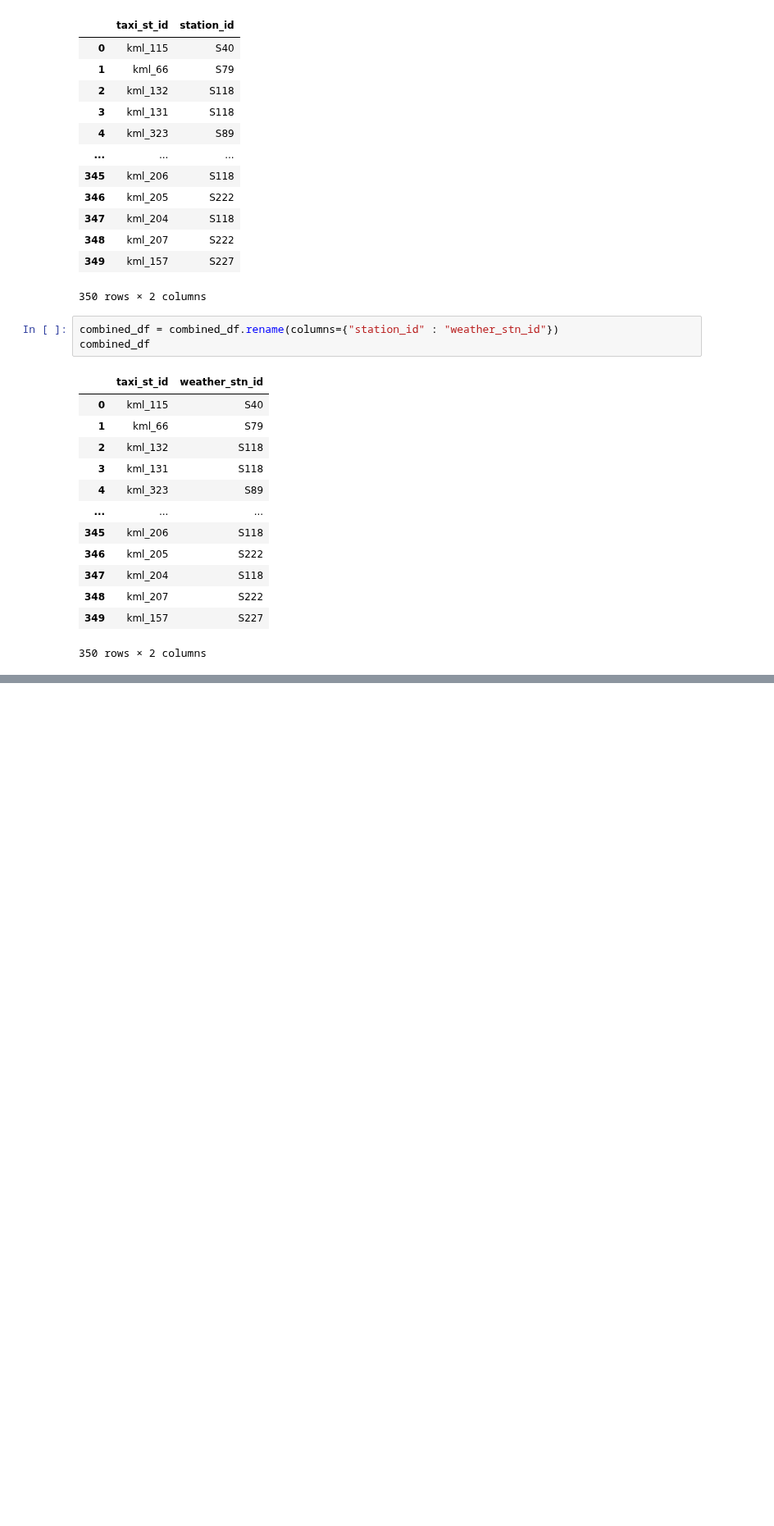
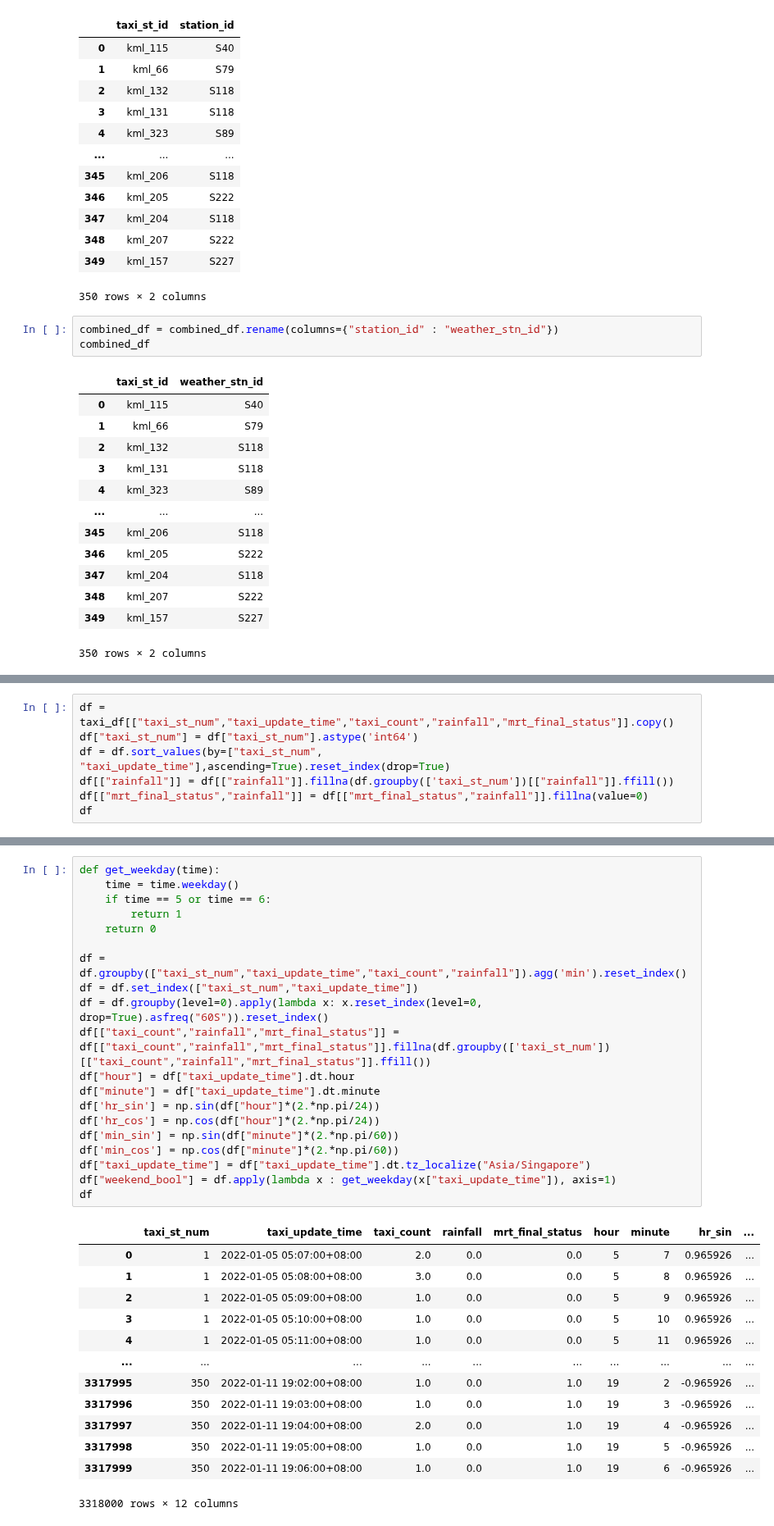
Before and after one commit to alealejandro1/taxi_compass, a Jupyter notebook: notebooks/johan_taxi_compass.ipynb, the cells around one changed output, grey strips where cells are left out. Shown at 82% size. Cells and saved outputs as stored; diff of their text form; blank space fills up the shorter version.

```diff
--- a/notebooks/johan_taxi_compass.ipynb
+++ b/notebooks/johan_taxi_compass.ipynb
@@ -434,0 +494,7 @@ combined_df
+# %%
+df = taxi_df[["taxi_st_num","taxi_update_time","taxi_count","rainfall","mrt_final_status"]].copy()
+df["taxi_st_num"] = df["taxi_st_num"].astype('int64')
+df = df.sort_values(by=["taxi_st_num", "taxi_update_time"],ascending=True).reset_index(drop=True)
+df[["rainfall"]] = df[["rainfall"]].fillna(df.groupby(['taxi_st_num'])[["rainfall"]].ffill())
+df[["mrt_final_status","rainfall"]] = df[["mrt_final_status","rainfall"]].fillna(value=0)
+df
@@ -434,0 +515,34 @@ combined_df
+# %%
+def get_weekday(time):
+    time = time.weekday()
+    if time == 5 or time == 6:
+        return 1
+    return 0
+
+df = df.groupby(["taxi_st_num","taxi_update_time","taxi_count","rainfall"]).agg('min').reset_index()
+df = df.set_index(["taxi_st_num","taxi_update_time"])
+df = df.groupby(level=0).apply(lambda x: x.reset_index(level=0, drop=True).asfreq("60S")).reset_index()
+df[["taxi_count","rainfall","mrt_final_status"]] = df[["taxi_count","rainfall","mrt_final_status"]].fillna(df.groupby(['taxi_st_num'])[["taxi_count","rainfall","mrt_final_status"]].ffill())
+df["hour"] = df["taxi_update_time"].dt.hour
+df["minute"] = df["taxi_update_time"].dt.minute
+df['hr_sin'] = np.sin(df["hour"]*(2.*np.pi/24))
+df['hr_cos'] = np.cos(df["hour"]*(2.*np.pi/24))
+df['min_sin'] = np.sin(df["minute"]*(2.*np.pi/60))
+df['min_cos'] = np.cos(df["minute"]*(2.*np.pi/60))
+df["taxi_update_time"] = df["taxi_update_time"].dt.tz_localize("Asia/Singapore")
+df["weekend_bool"] = df.apply(lambda x : get_weekday(x["taxi_update_time"]), axis=1)
+df
+# %% [output]
+|  | taxi_st_num | taxi_update_time | taxi_count | rainfall | mrt_final_status | hour | minute | hr_sin | ... |
+| 0 | 1 | 2022-01-05 05:07:00+08:00 | 2.0 | 0.0 | 0.0 | 5 | 7 | 0.965926 | ... |
+| 1 | 1 | 2022-01-05 05:08:00+08:00 | 3.0 | 0.0 | 0.0 | 5 | 8 | 0.965926 | ... |
+| 2 | 1 | 2022-01-05 05:09:00+08:00 | 1.0 | 0.0 | 0.0 | 5 | 9 | 0.965926 | ... |
+| 3 | 1 | 2022-01-05 05:10:00+08:00 | 1.0 | 0.0 | 0.0 | 5 | 10 | 0.965926 | ... |
+| 4 | 1 | 2022-01-05 05:11:00+08:00 | 1.0 | 0.0 | 0.0 | 5 | 11 | 0.965926 | ... |
+| ... | ... | ... | ... | ... | ... | ... | ... | ... | ... |
+| 3317995 | 350 | 2022-01-11 19:02:00+08:00 | 1.0 | 0.0 | 1.0 | 19 | 2 | -0.965926 | ... |
+| 3317996 | 350 | 2022-01-11 19:03:00+08:00 | 1.0 | 0.0 | 1.0 | 19 | 3 | -0.965926 | ... |
+| 3317997 | 350 | 2022-01-11 19:04:00+08:00 | 2.0 | 0.0 | 1.0 | 19 | 4 | -0.965926 | ... |
+| 3317998 | 350 | 2022-01-11 19:05:00+08:00 | 1.0 | 0.0 | 1.0 | 19 | 5 | -0.965926 | ... |
+| 3317999 | 350 | 2022-01-11 19:06:00+08:00 | 1.0 | 0.0 | 1.0 | 19 | 6 | -0.965926 | ... |
+3318000 rows × 12 columns
```
Also changed, not shown: parts of 19 cells of this notebook.
